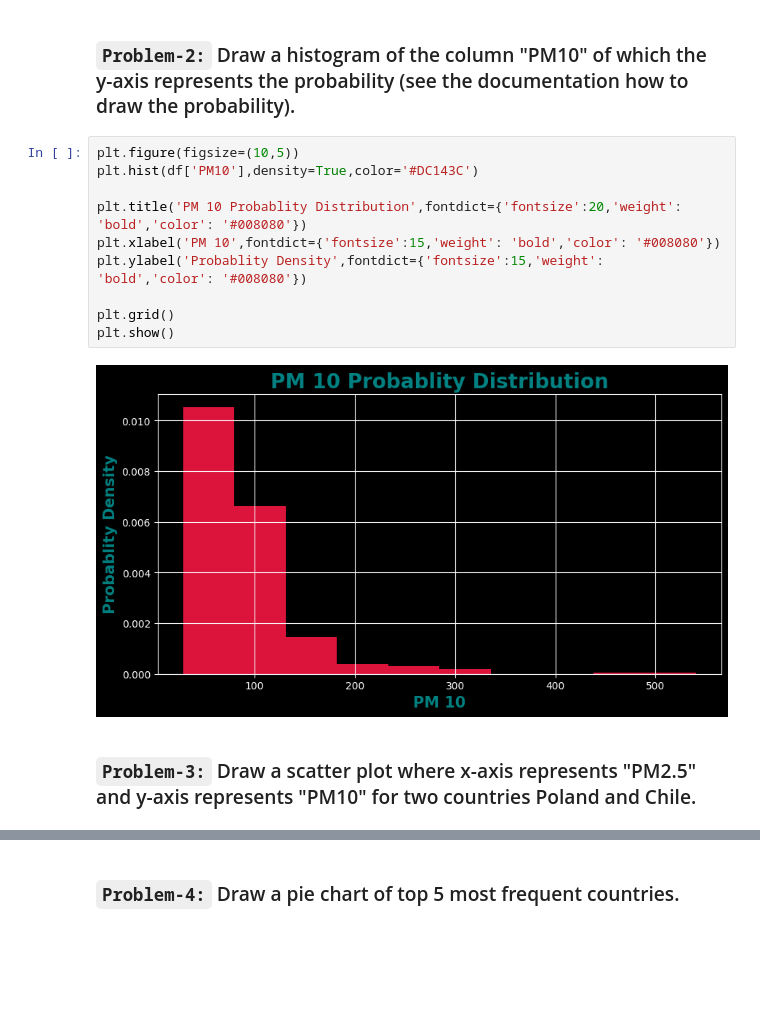
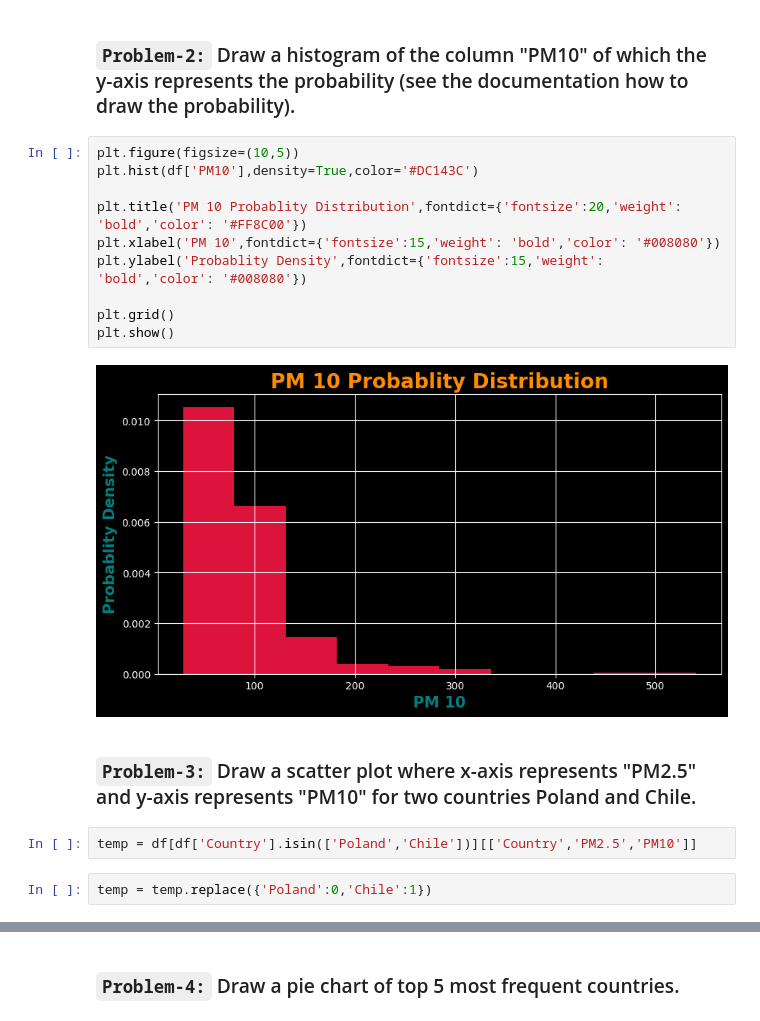
Before and after one commit to rishabhk1501/Data-Analytics-Tasks, a Jupyter notebook: session_23_task_soln.ipynb, the cells around one changed output, grey strips where cells are left out. Saved outputs shown, nothing was run; the diff lists cells and outputs as text; blank space fills up the shorter version.

```diff
--- a/session_23_task_soln.ipynb
+++ b/session_23_task_soln.ipynb
@@ -81,14 +81,18 @@ plt.show()
 # %%
 plt.figure(figsize=(10,5))
 plt.hist(df['PM10'],density=True,color='#DC143C')
 
-plt.title('PM 10 Probablity Distribution',fontdict={'fontsize':20,'weight': 'bold','color': '#008080'})
+plt.title('PM 10 Probablity Distribution',fontdict={'fontsize':20,'weight': 'bold','color': '#FF8C00'})
 plt.xlabel('PM 10',fontdict={'fontsize':15,'weight': 'bold','color': '#008080'})
 plt.ylabel('Probablity Density',fontdict={'fontsize':15,'weight': 'bold','color': '#008080'})
 
 plt.grid()
 plt.show()
 # %% [output]
-[figure, old version]
+[figure, new version]
 # %% [markdown]
 ### **`Problem-3:`** Draw a scatter plot where x-axis represents "PM2.5" and y-axis represents "PM10" for two countries Poland and Chile.
+# %%
+temp = df[df['Country'].isin(['Poland','Chile'])][['Country','PM2.5','PM10']]
+# %%
+temp = temp.replace({'Poland':0,'Chile':1})
```
Also changed, not shown: parts of 4 cells of this notebook.
